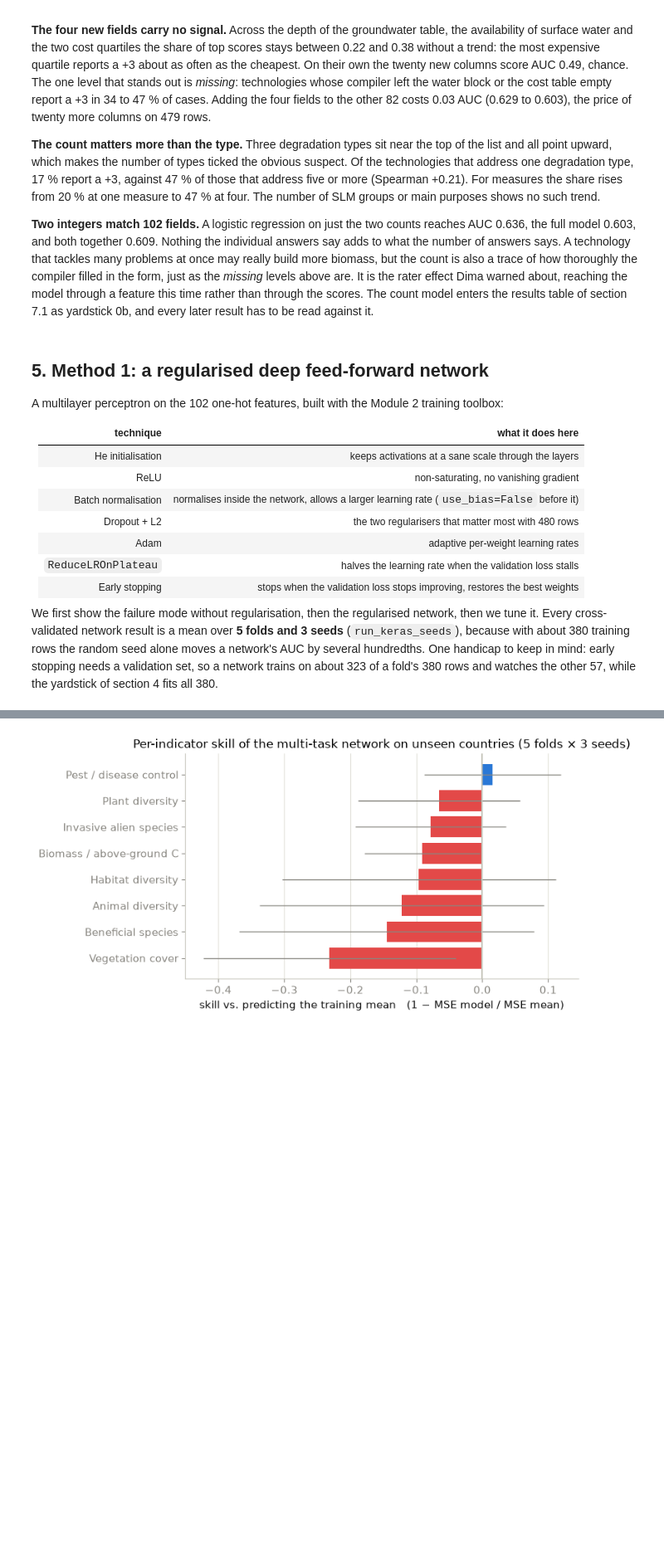
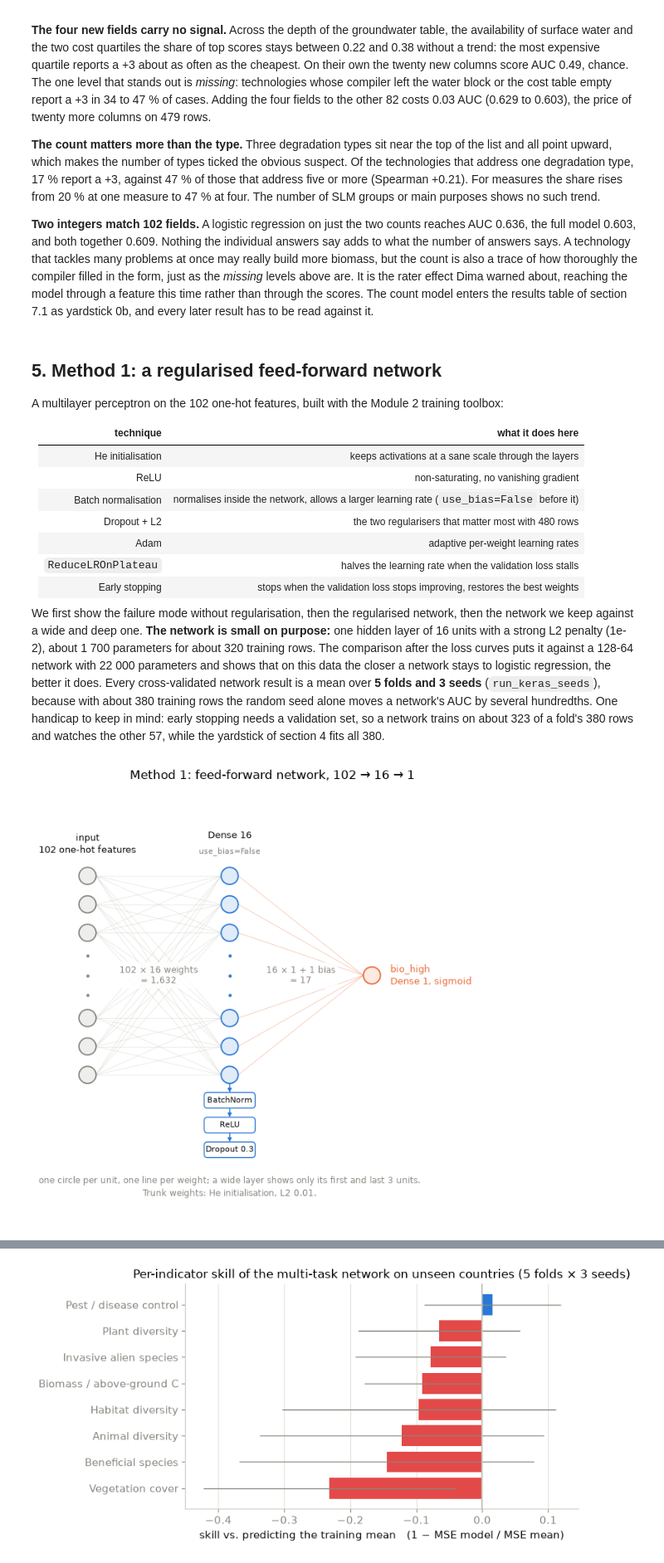
Before and after one commit to nmkearney/CAS-AML-WOCAT, a Jupyter notebook: module2_biodiversity.ipynb, the cells around one changed output, grey strips where cells are left out. Shown at 83% size. Saved outputs shown, nothing was run; the diff lists cells and outputs as text; code cells hidden in the pictures; blank space fills up the shorter version.

```diff
--- a/module2_biodiversity.ipynb
+++ b/module2_biodiversity.ipynb
@@ -385,7 +385,7 @@ all plan fields + two counts                       104  0.609  0.053
 
 **Two integers match 102 fields.** A logistic regression on just the two counts reaches AUC 0.636, the full model 0.603, and both together 0.609. Nothing the individual answers say adds to what the number of answers says. A technology that tackles many problems at once may really build more biomass, but the count is also a trace of how thoroughly the compiler filled in the form, just as the *missing* levels above are. It is the rater effect Dima warned about, reaching the model through a feature this time rather than through the scores. The count model enters the results table of section 7.1 as yardstick 0b, and every later result has to be read against it.
 # %% [markdown]
-## 5. Method 1: a regularised deep feed-forward network
+## 5. Method 1: a regularised feed-forward network
 
 A multilayer perceptron on the 102 one-hot features, built with the Module 2 training toolbox:
 
@@ -399,5 +399,71 @@ A multilayer perceptron on the 102 one-hot features, built with the Module 2 tra
 | `ReduceLROnPlateau` | halves the learning rate when the validation loss stalls |
 | Early stopping | stops when the validation loss stops improving, restores the best weights |
 
-We first show the failure mode without regularisation, then the regularised network, then we tune it. Every cross-validated network result is a mean over **5 folds and 3 seeds** (`run_keras_seeds`), because with about 380 training rows the random seed alone moves a network's AUC by several hundredths. One handicap to keep in mind: early stopping needs a validation set, so a network trains on about 323 of a fold's 380 rows and watches the other 57, while the yardstick of section 4 fits all 380.
+We first show the failure mode without regularisation, then the regularised network, then the network we keep against a wide and deep one. **The network is small on purpose:** one hidden layer of 16 units with a strong L2 penalty (1e-2), about 1 700 parameters for about 320 training rows. The comparison after the loss curves puts it against a 128-64 network with 22 000 parameters and shows that on this data the closer a network stays to logistic regression, the better it does. Every cross-validated network result is a mean over **5 folds and 3 seeds** (`run_keras_seeds`), because with about 380 training rows the random seed alone moves a network's AUC by several hundredths. One handicap to keep in mind: early stopping needs a validation set, so a network trains on about 323 of a fold's 380 rows and watches the other 57, while the yardstick of section 4 fits all 380.
+# %%
+# The network, drawn: one column per layer, one circle per unit, one line per weight
+from matplotlib.colors import to_rgb
+from matplotlib.patches import FancyBboxPatch
+
+def draw_network(ax, n_in, hidden, heads, l2=1e-2, show=3, r=0.3, dx=5.0):
+    """One column per layer, one circle per unit, one line per weight. A layer wider than 2*show+2 units shows
+    only its first and last `show` units and an ellipsis. heads: (units, activation, name, colour) per output layer."""
+    tint = lambda c: tuple(1 - 0.14 * (1 - v) for v in to_rgb(c))
+
+    def ys_of(n, centre):                     # y of the circles drawn for an n-unit layer centred at `centre`
+        if n <= 2 * show + 2:
+            return [centre + (n - 1) / 2 - i for i in range(n)]
+        return [centre + show + 0.5 - i for i in range(show)] + [centre - 1.5 - i for i in range(show)]
+
+    def column(x, n, colour, centre=0.0):
+        ys = ys_of(n, centre)
+        for y in ys:
+            ax.add_patch(plt.Circle((x, y), r, facecolor=tint(colour), edgecolor=colour, linewidth=1.3, zorder=3))
+        if len(ys) < n:
+            ax.plot([x] * 3, [centre + 0.7, centre, centre - 0.7], "o", ms=2.2, color=colour, zorder=3)
+        return ys
+
+    def connect(x0, ys0, x1, ys1, colour, label, label_y):
+        for a in ys0:
+            for b in ys1:
+                ax.plot([x0 + r, x1 - r], [a, b], color=colour, linewidth=0.5, alpha=0.45, zorder=1)
+        ax.text((x0 + x1) / 2, label_y, label, ha="center", va="center", fontsize=8.5, color=INK_MUTED, zorder=4,
+                bbox=dict(boxstyle="round,pad=0.3", facecolor="white", edgecolor="none", alpha=0.9))
+
+    def ops(x, y, colour, steps=("BatchNorm", "ReLU", "Dropout 0.3"), gap=0.32, h=0.55):
+        for step in steps:                    # what every unit of the column then goes through, in this order
+            ax.annotate("", xy=(x, y - gap), xytext=(x, y), zorder=2,
+                        arrowprops=dict(arrowstyle="-|>", color=colour, lw=1.0, shrinkA=0, shrinkB=0, mutation_scale=8))
+            ax.add_patch(FancyBboxPatch((x - 0.9, y - gap - h), 1.8, h, boxstyle="round,pad=0,rounding_size=0.12",
+                                        facecolor="white", edgecolor=colour, linewidth=1.0, zorder=3))
+            ax.text(x, y - gap - h / 2, step, ha="center", va="center", fontsize=7.8, color=INK, zorder=4)
+            y -= gap + h
+
+    x, ys, n = 0.0, column(0.0, n_in, INK_MUTED), n_in
+    ax.text(0, max(ys) + r + 0.4, f"input\n{n_in} one-hot features", ha="center", va="bottom", fontsize=9.5, color=INK)
+    for units in hidden:                      # the trunk: Dense -> BatchNorm -> ReLU -> Dropout per hidden layer
+        ys_new = column(x + dx, units, C_BLUE)
+        connect(x, ys, x + dx, ys_new, NEUTRAL, f"{n} × {units} weights\n= {n * units:,}", 0.0)
+        ax.text(x + dx, max(ys_new) + r + 0.95, f"Dense {units}", ha="center", va="bottom", fontsize=9.5, color=INK)
+        ax.text(x + dx, max(ys_new) + r + 0.4, "use_bias=False", ha="center", va="bottom", fontsize=8, color=INK_MUTED)
+        ops(x + dx, min(ys_new) - r, C_BLUE)
+        x, ys, n = x + dx, ys_new, units
+    heights = [min(u, 2 * show + 2) for u, *_ in heads]
+    top = (sum(heights) + 1.5 * (len(heads) - 1)) / 2
+    for (units, activation, name, colour), h in zip(heads, heights):   # the head(s), fully connected to the last trunk layer
+        centre = top - h / 2
+        ys_h = column(x + dx, units, colour, centre)
+        connect(x, ys, x + dx, ys_h, colour, f"{n} × {units} + {units} bias\n= {n * units + units:,}", centre / 2)
+        ax.text(x + dx + r + 0.35, centre, f"{name}\nDense {units}, {activation}", ha="left", va="center", fontsize=9.5, color=colour)
+        top -= h + 1.5
+    ax.text((x + dx) / 2, -show - 4.0, f"one circle per unit, one line per weight; a wide layer shows only its first and last {show} units.\n"
+            f"Trunk weights: He initialisation, L2 {l2:g}.", ha="center", va="top", fontsize=8.5, color=INK_MUTED, linespacing=1.5)
+    ax.set_xlim(-1.5, x + dx + 4.5); ax.set_ylim(-show - 5.6, show + 3.7); ax.set_aspect("equal"); ax.axis("off")
+
+fig, ax = plt.subplots(figsize=(8, 6.6))
+draw_network(ax, X.shape[1], (16,), [(1, "sigmoid", "bio_high", C_ORANGE)])
+ax.set_title(f"Method 1: feed-forward network, {X.shape[1]} → 16 → 1")
+plt.tight_layout(); plt.show()
+# %% [output]
+[figure, added]
 # %%
```
Also changed, not shown: parts of 13 cells of this notebook.
